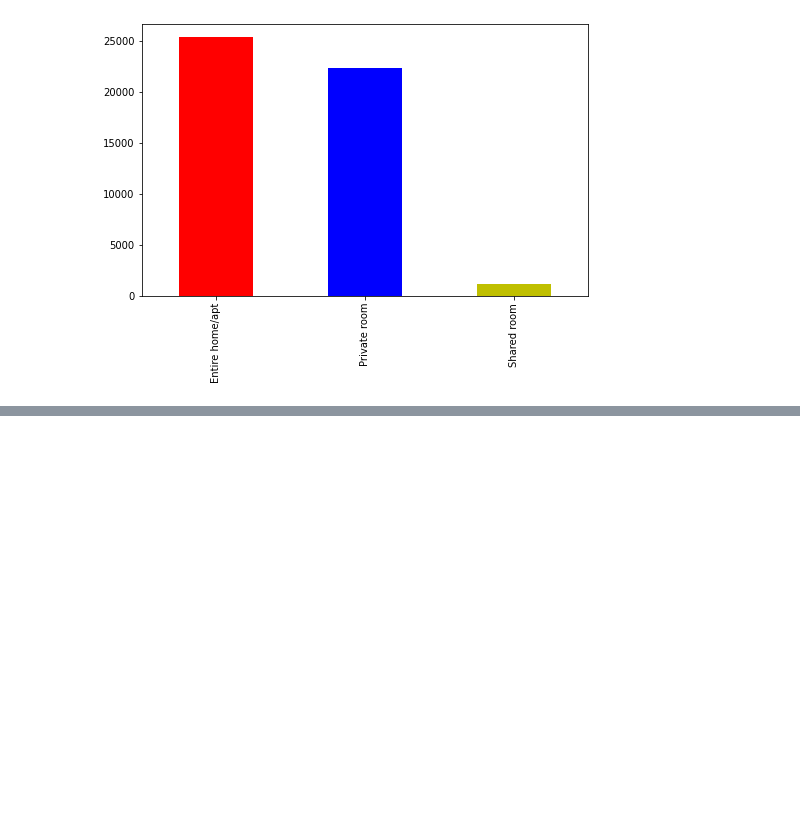
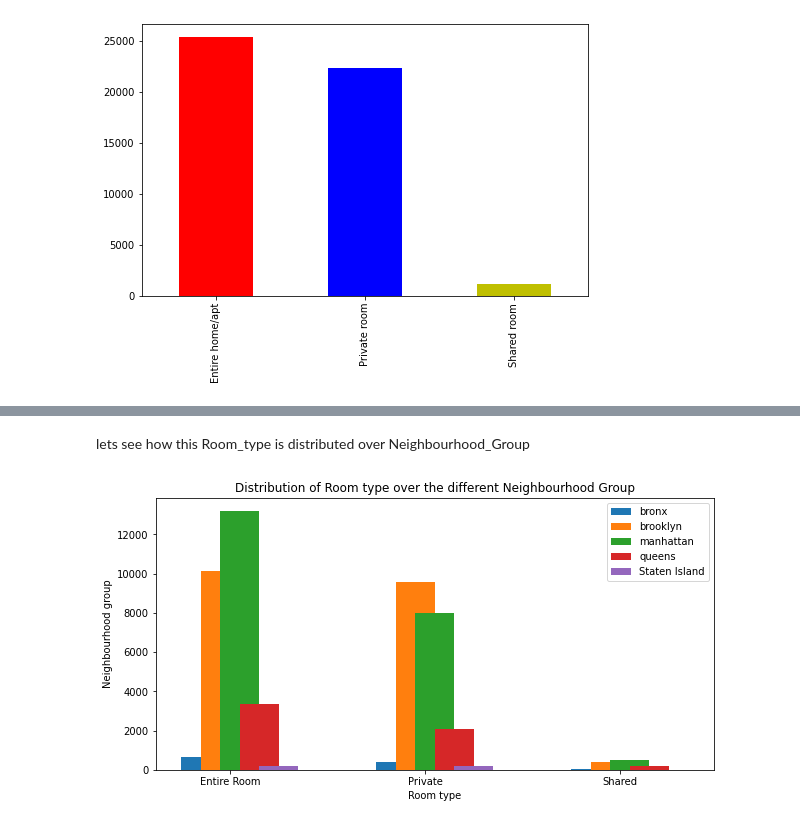
Before and after one commit to vaibhav251999/EDA-capstone-project, a Jupyter notebook: Airbnb_Bookings_Analysis_Capstone_Project.ipynb, the cells around one changed output, grey strips where cells are left out. Drawn from its saved outputs; the diff is of its cells as text; code cells hidden in the pictures; blank space fills up the shorter version.

```diff
--- a/Airbnb_Bookings_Analysis_Capstone_Project.ipynb
+++ b/Airbnb_Bookings_Analysis_Capstone_Project.ipynb
@@ -174,10 +174,10 @@ df_manhattan=df[df['neighbourhood_group']=='Manhattan']
 df_queens=df[df['neighbourhood_group']=='Queens']
 df_brooklyn=df[df['neighbourhood_group']=='Brooklyn']
 df_bronx=df[df['neighbourhood_group']=='Bronx']
-df_staten=df[df['neighbourhood_group']=='staten Island']
+df_staten=df[df['neighbourhood_group']=='Staten Island']
 
 # top 3 neighbourhood in Manhattan which are having maximum prices
 print('Top 3 neighbourhood in Manhattan which are having maximum prices ')
-df_manhattan.groupby(['neighbourhood'])['price'].max().sort_values(ascending=False).head(3)
+df_manhattan.groupby(['neighbourhood'])['price'].max().sort_values(ascending=False).reset_index().head(3)
 # %% [output]
 Top 3 neighbourhood in Manhattan which are having maximum prices
@@ -252,0 +265,31 @@ df['room_type'].value_counts().plot(kind='bar',color=['r','b','y'])
+# %% [markdown]
+lets see how this Room_type is distributed over Neighbourhood_Group
+# %%
+
+plt.figure(figsize=(10,5))
+N=5
+ind = np.arange(3)
+width=0.3
+
+# Plotting
+bronx_values=df_bronx['room_type'].value_counts().values
+brooklyn_values=df_brooklyn['room_type'].value_counts().values
+manhattan_values=df_manhattan['room_type'].value_counts().values
+queen_values=df_queens['room_type'].value_counts().values
+staten_values=df_staten['room_type'].value_counts().values
+
+plt.bar(ind,bronx_values,0.2,label='bronx')
+plt.bar(ind+0.1,brooklyn_values,0.2,label='brooklyn')
+plt.bar(ind+0.2,manhattan_values,0.2,label='manhattan')
+plt.bar(ind+0.3,queen_values,0.2,label='queens')
+plt.bar(ind+0.4,staten_values,0.2,label='Staten Island')
+plt.xlabel('Room type')
+plt.ylabel('Neighbourhood group')
+plt.title('Distribution of Room type over the different Neighbourhood Group')
+
+plt.xticks(ind + width / 2, ('Entire Room', 'Private', 'Shared'))
+
+plt.legend(loc='best')
+plt.show()
+# %% [output]
+[figure, added]
```
Also changed, not shown: parts of 13 cells of this notebook.
